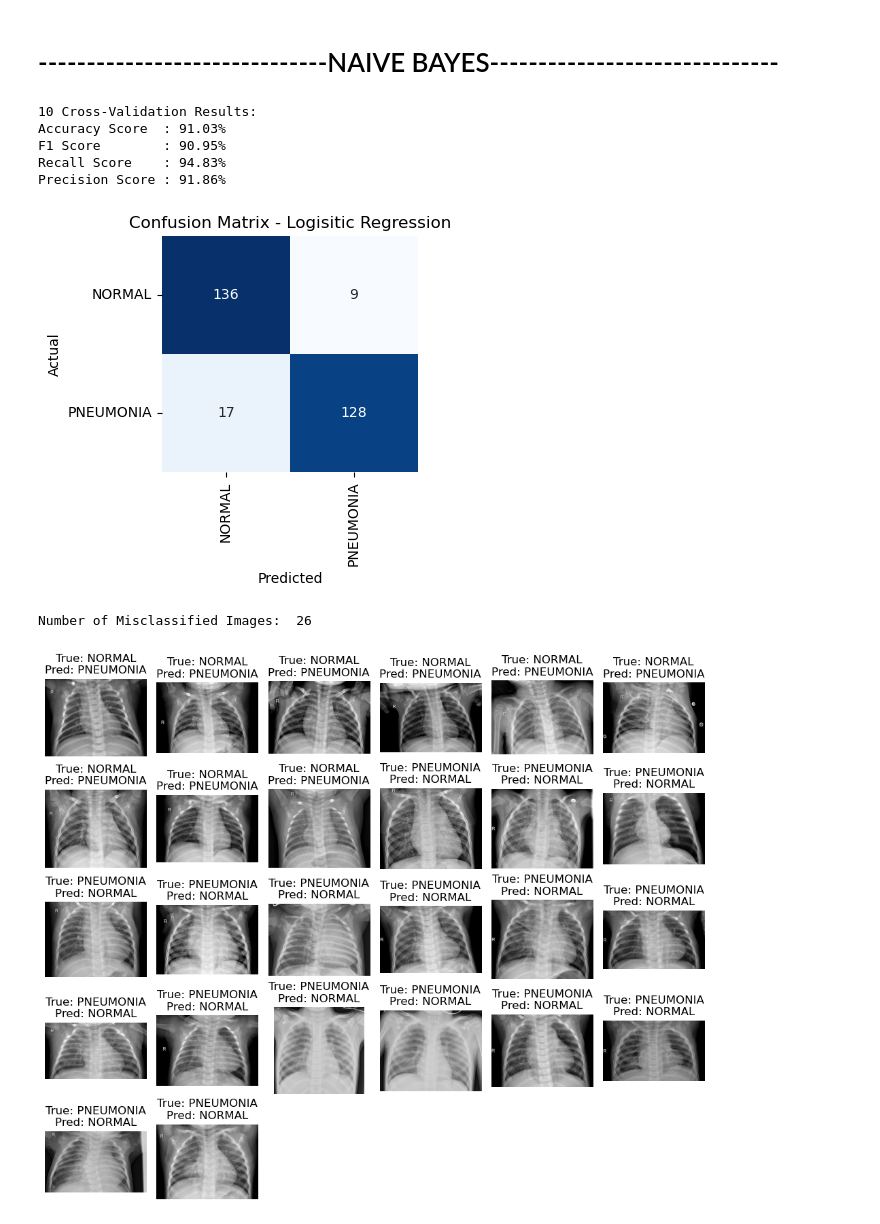
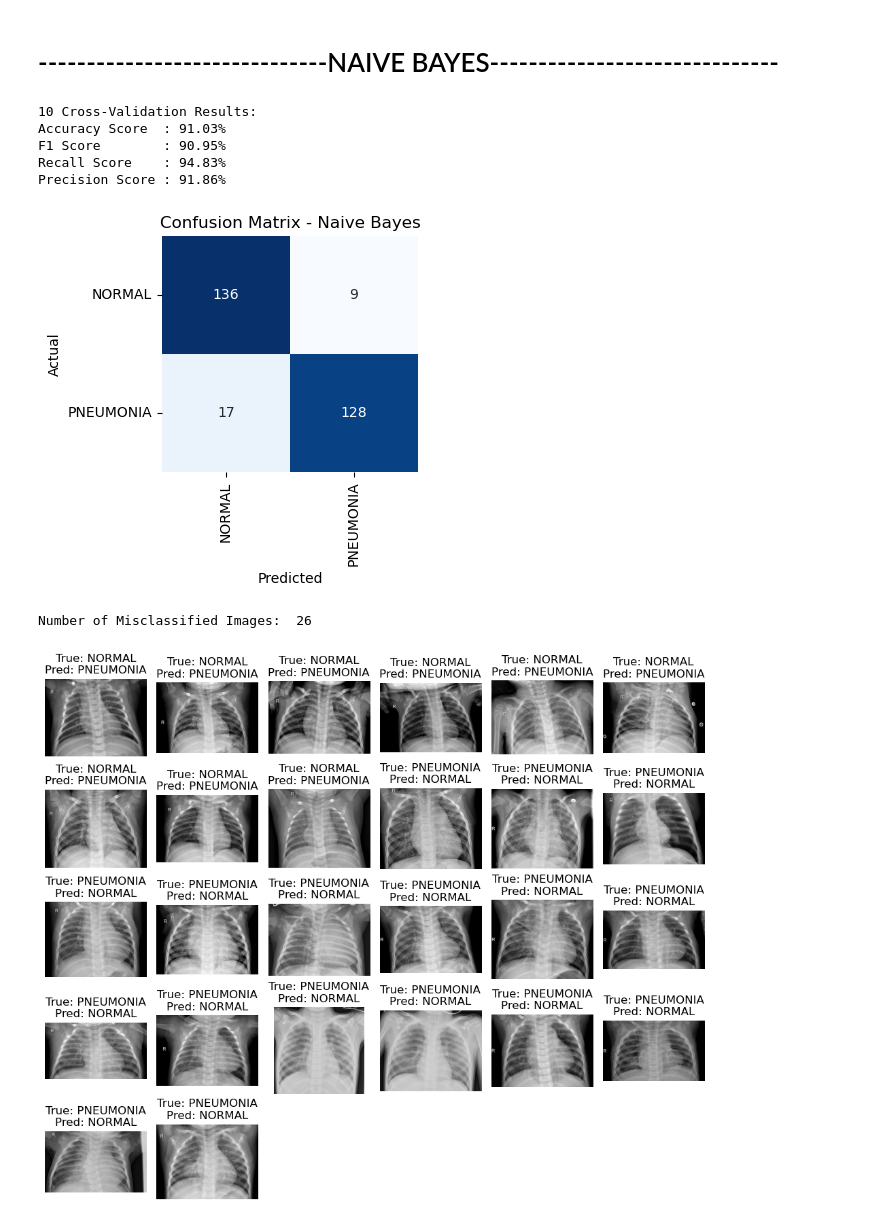
Before and after one commit to StarBread2/Atillo-ML, a Jupyter notebook: Updated/Pneumonia Detection (Image Classification)/Jupyter Files/Pneumonia Detection.ipynb, the cells around one changed output. Cells and saved outputs as stored; diff of their text form; code cells hidden in the pictures.

```diff
--- a/Updated/Pneumonia Detection (Image Classification)/Jupyter Files/Pneumonia Detection.ipynb
+++ b/Updated/Pneumonia Detection (Image Classification)/Jupyter Files/Pneumonia Detection.ipynb
@@ -540,7 +540,7 @@ labels = ["NORMAL", "PNEUMONIA"]
 
 plt.figure(figsize=(4, 4))  # WIDTH HEIGHT
 sns.heatmap(cm, annot=True, fmt='g', cmap='Blues', cbar=False, xticklabels=labels, yticklabels=labels)
-plt.title('Confusion Matrix - Logisitic Regression')
+plt.title('Confusion Matrix - Naive Bayes')
 plt.xlabel('Predicted')
 plt.ylabel('Actual')
 
@@ -566,33 +566,33 @@ num_images = min(100, len(misclassified_indices_cv))  # Display up to 17 misclas
 
 # Calculate rows and columns for a square grid
 grid_size = math.ceil(math.sqrt(num_images))  # Grid size for square layout
 
 plt.figure(figsize=(10, 10))  # Adjust figure size
 
 for idx, mis_idx in enumerate(misclassified_indices_cv[:num_images]):
     # Load image
     img_path = image_paths[mis_idx]
     img = plt.imread(img_path)  # Read the image
 
     # Get true and predicted labels
     true_label = true_labels[mis_idx]
     predicted_label = y_pred_cv_naiveBayes[mis_idx]
 
     # Plot the image
     plt.subplot(grid_size, grid_size, idx + 1)
     plt.imshow(img, cmap='gray')  # Adjust 'gray' if images are in grayscale
     plt.title(f"True: {true_label}\nPred: {predicted_label}")
     plt.axis("off")
 
 plt.tight_layout()
 plt.show()
 #******************************************IMAGE VIEWER******************************************
 # %% [output]
 10 Cross-Validation Results:
 Accuracy Score  : 91.03%
 F1 Score        : 90.95%
 Recall Score    : 94.83%
 Precision Score : 91.86%
-[figure, old version]
+[figure, new version]
 Number of Misclassified Images:  26
 [figure]
```
Also changed, not shown: 2 other files.
